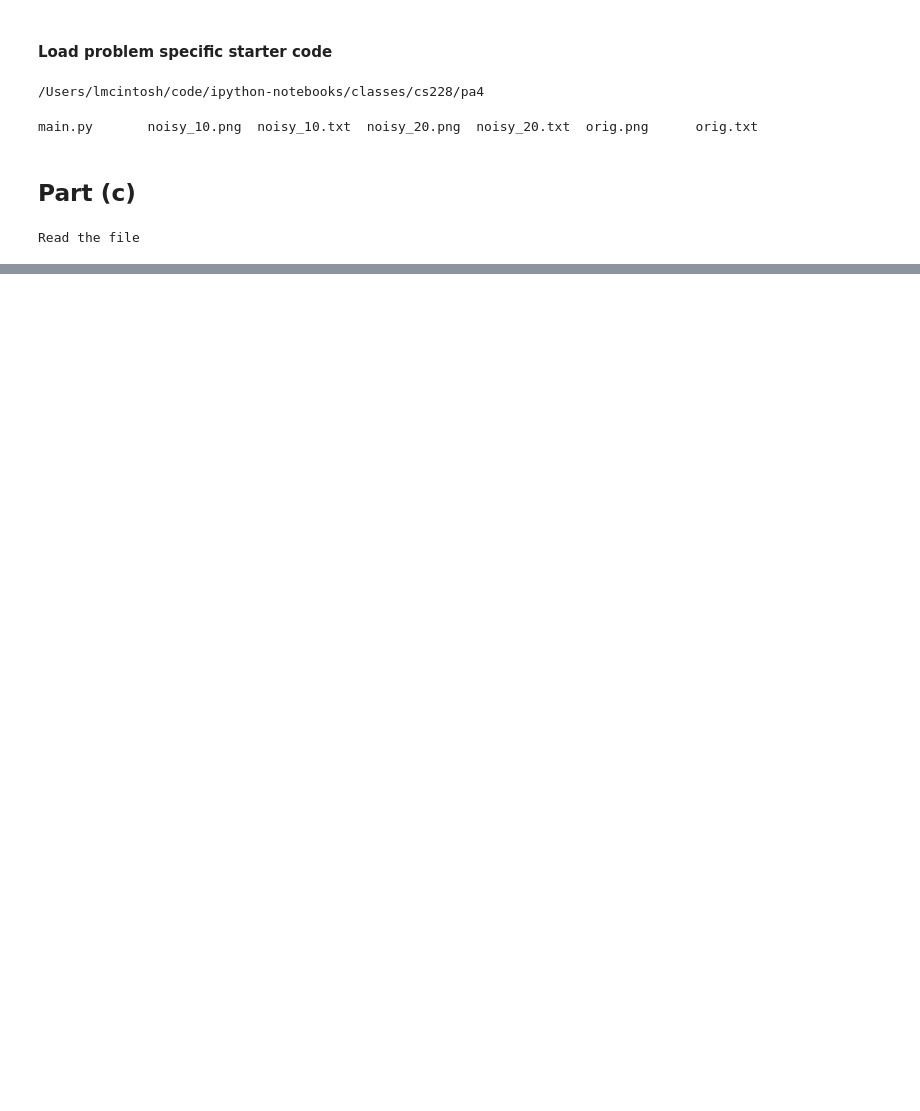
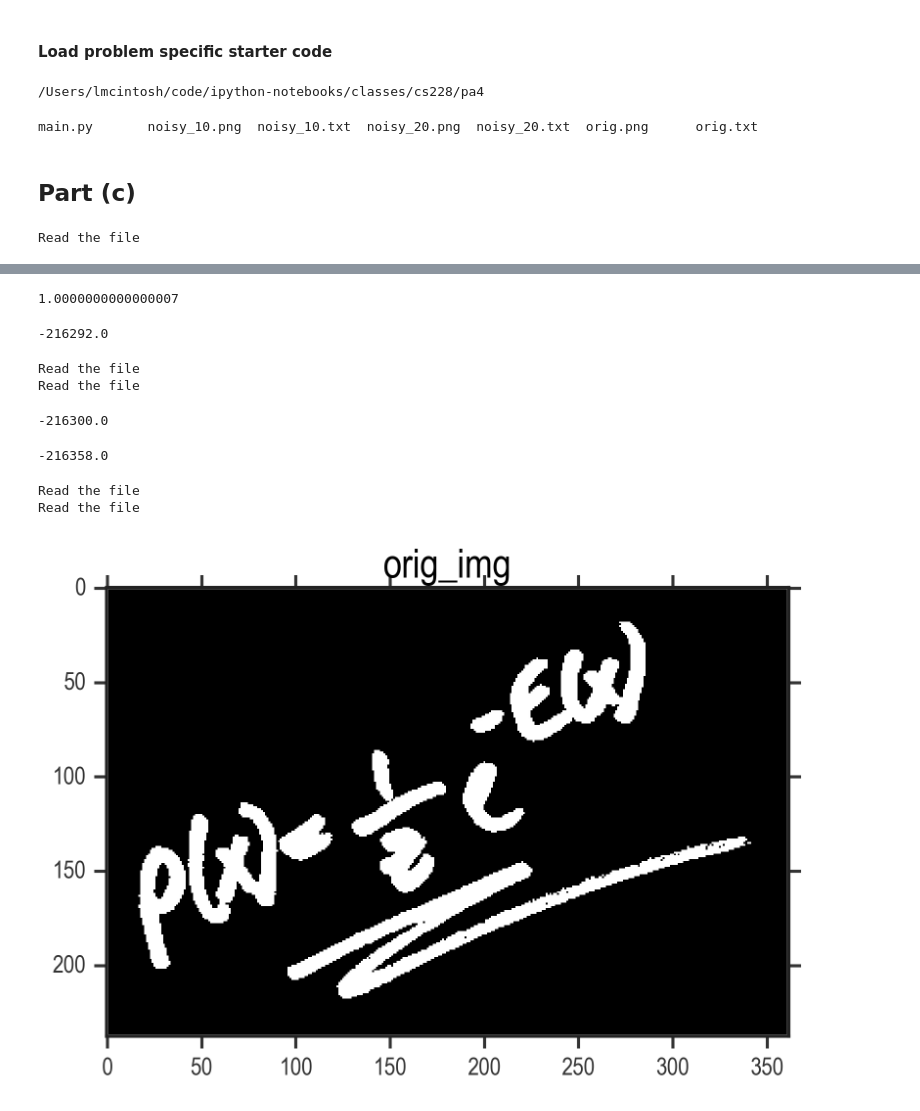
Before and after one commit to lmcintosh/ipython-notebooks, a Jupyter notebook: classes/CS 228 - Problem Set 4.ipynb, the cells around one changed output, grey strips where cells are left out. Drawn from its saved outputs; the diff is of its cells as text; code cells hidden in the pictures; blank space fills up the shorter version.

Commit message:
wrapping up gibbs sampling

```diff
--- a/classes/CS 228 - Problem Set 4.ipynb
+++ b/classes/CS 228 - Problem Set 4.ipynb
@@ -43,0 +54,33 @@ plot_energy("log_rand")
+# %%
+np.sum([frequencyZ_20_rand[key] for key in frequencyZ_20_rand.keys()])
+# %% [output]
+1.0000000000000007
+# %%
+X = np.array(read_txt_file('noisy_20.txt'))
+get_energy(X, Y_20_rand)
+# %% [output]
+-216292.0
+# %%
+posterior_20_neg, Y_20_neg, frequencyZ_20_neg = get_posterior_by_sampling('noisy_20.txt', initialization='neg',
+                                                        logfile='log_neg')
+posterior_20_same, Y_20_same, frequencyZ_20_same = get_posterior_by_sampling('noisy_20.txt', initialization='same',
+                                                    logfile='log_same')
+plot_energy("log_neg")
+plot_energy("log_same")
+# %% [output]
+Read the file
+Read the file
+# %%
+get_energy(X, Y_20_neg)
+# %% [output]
+-216300.0
+# %%
+get_energy(X, Y_20_same)
+# %% [output]
+-216358.0
+# %%
+perform_part_d()
+# %% [output]
+Read the file
+Read the file
+[figure, added]
```
Also changed, not shown: parts of 14 cells of this notebook, 2 other files.
